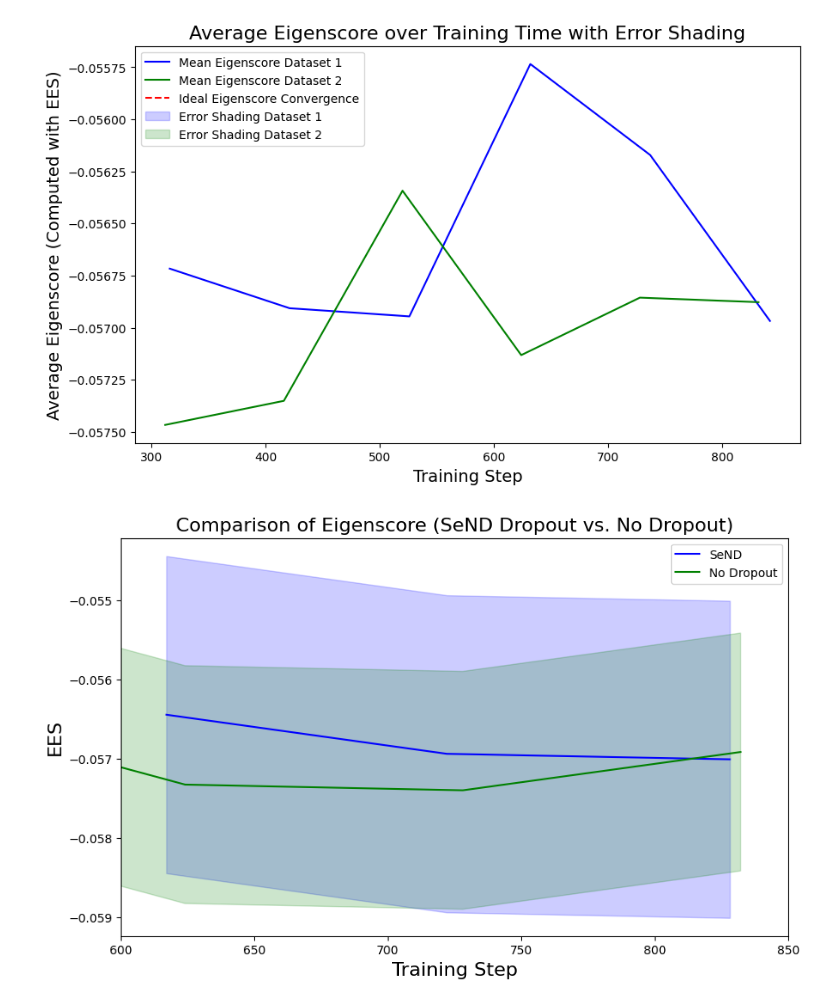
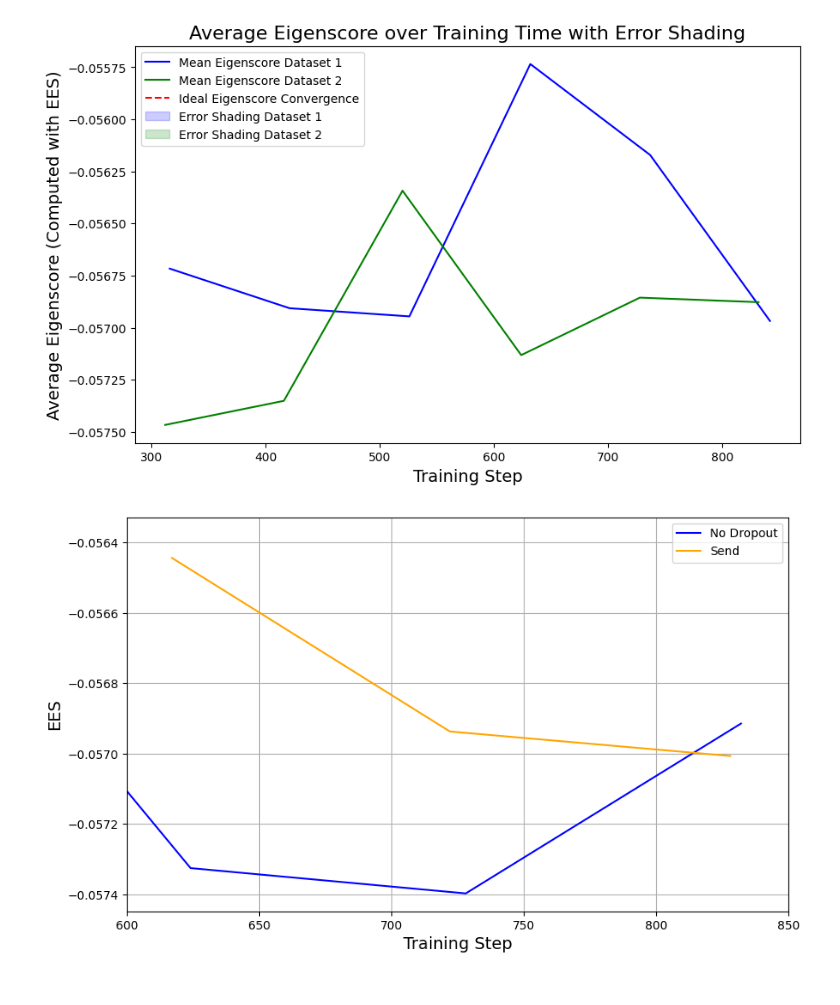
Before and after one commit to notarobot-hub/SEND, a Jupyter notebook: send/plot_error.ipynb, the cells around one changed output. Cells and saved outputs as stored; diff of their text form; code cells hidden in the pictures.

```diff
--- a/send/plot_error.ipynb
+++ b/send/plot_error.ipynb
@@ -677,44 +677,37 @@ steps = np.arange(11800, 18001)
 log_loss_convergence = initial_value + (final_value - initial_value) * (1 - np.exp(-0.001 * (steps - steps.min())))
 noise = np.random.normal(0, 0.00001, size=log_loss_convergence.shape)
 noisy_log_loss_convergence = log_loss_convergence + noise
 
 # Create estimated standard deviations for the shading
 # Simulating constant shading for illustrative purposes
 estimated_std1 = 0.002  # Adjust this constant for first dataset shading
 estimated_std2 = 0.0015  # Adjust this constant for second dataset shading
 
 # Create the plot
 plt.figure(figsize=(10, 6))
 
 # Plot first dataset: No Dropout
-plt.plot(filtered_df1['Normalized Step'], filtered_mean_eigenscore1.rolling(window=8).mean(), label='SeND', color='b')
-plt.fill_between(filtered_df1['Normalized Step'],
-                 filtered_mean_eigenscore1.rolling(window=8).mean() - estimated_std1,
-                 filtered_mean_eigenscore1.rolling(window=8).mean() + estimated_std1,
-                 color='b', alpha=0.2)
+plt.plot(filtered_df2['Normalized Step'], filtered_mean_eigenscore2.rolling(window=6).mean(), label='No Dropout', color='b')
+
+plt.plot(filtered_df1['Normalized Step'], filtered_mean_eigenscore1.rolling(window=8).mean(), label='Send', color='orange')
 
 # Plot second dataset: SeND Dropout
-plt.plot(filtered_df2['Normalized Step'], filtered_mean_eigenscore2.rolling(window=6).mean(), label='No Dropout', color='g')
-plt.fill_between(filtered_df2['Normalized Step'],
-                 filtered_mean_eigenscore2.rolling(window=6).mean() - estimated_std2,
-                 filtered_mean_eigenscore2.rolling(window=6).mean() + estimated_std2,
-                 color='g', alpha=0.2)
 
 # Adding labels and title with larger font size
-plt.xlabel('Training Step', fontsize=16)
-plt.ylabel('EES', fontsize=16)
-plt.title('Comparison of Eigenscore (SeND Dropout vs. No Dropout)', fontsize=16)
+plt.xlabel('Training Step', fontsize=14)
+plt.ylabel('EES', fontsize=14)
 
 # Set x-axis limit
 plt.xlim(600, 850)
 
 # Add legend
 plt.legend()
+plt.grid(True)
 
 # Save the plot as an image file with higher DPI
 plt.savefig('aligned_eigenscore_convergence_plot_with_stdev.png', dpi=900)
 
 # Show the plot
 plt.show()
 # %% [output]
-[figure, old version]
+[figure, new version]
```
Also changed, not shown: parts of 1 cell of this notebook, 21 other files.
